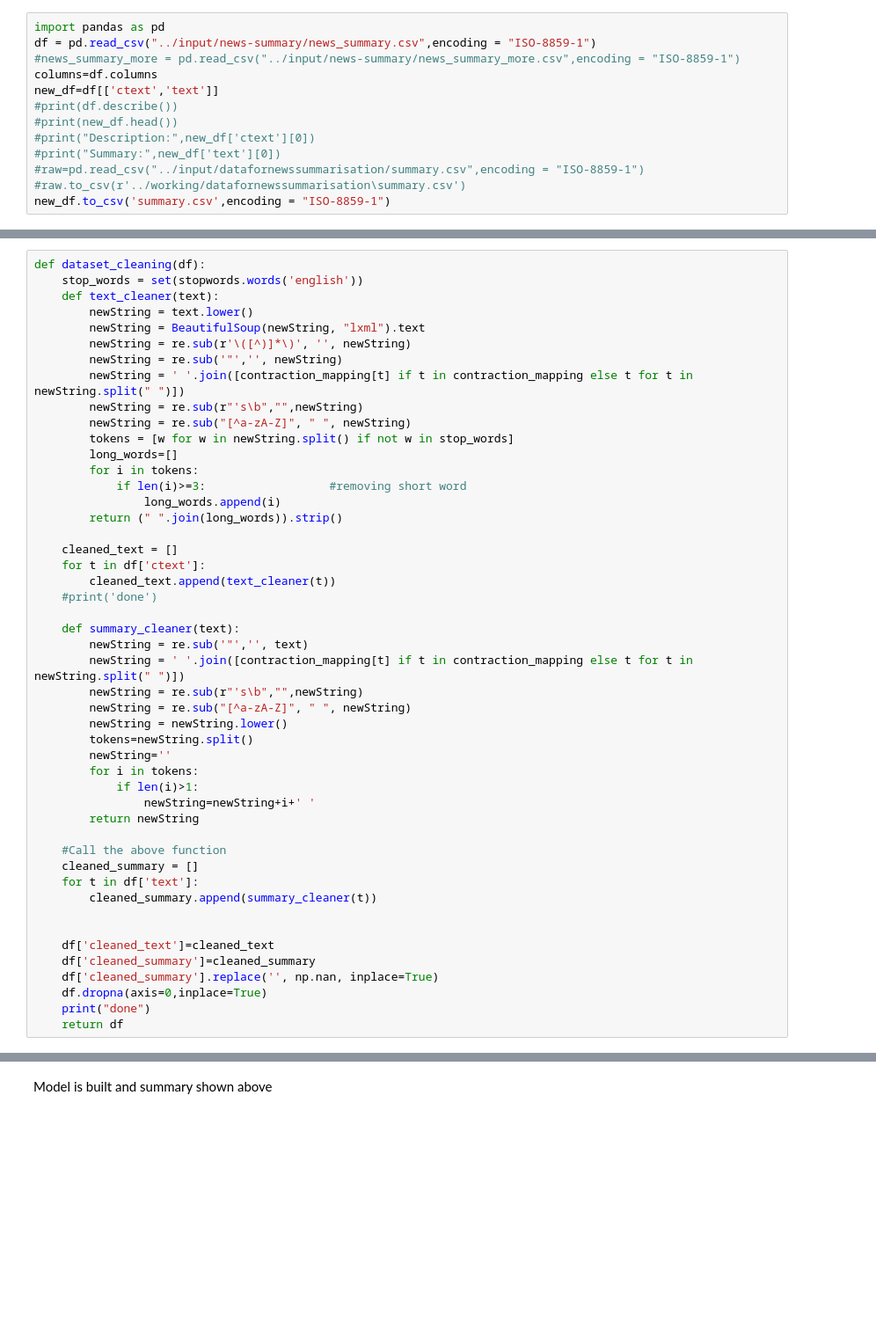
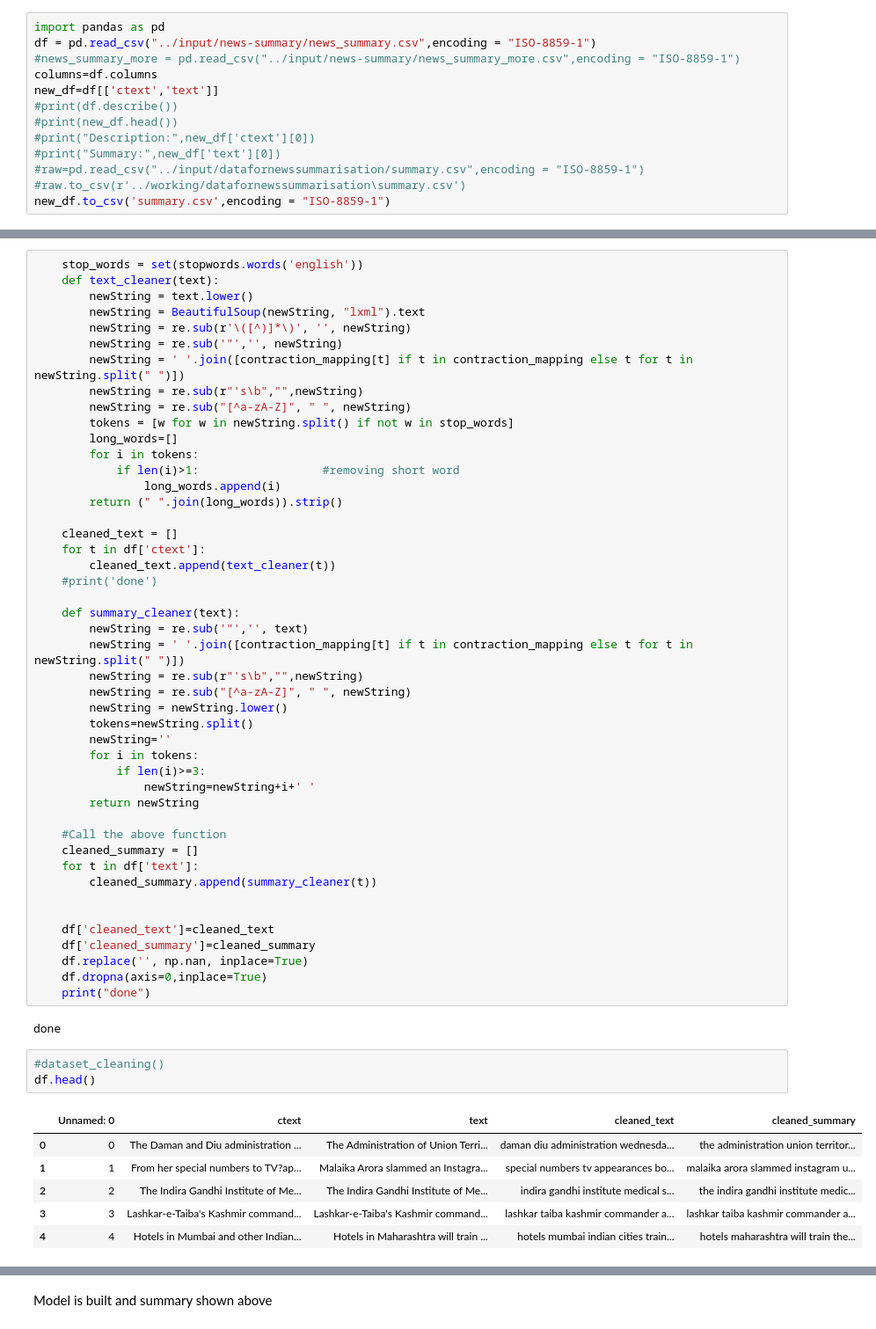
Before and after one commit to Ankita-Das/News_Summarization, a Jupyter notebook: news_summarization.ipynb.ipynb, the cells around one changed output, grey strips where cells are left out. Shown at 88% size. Drawn from its saved outputs; the diff is of its cells as text; blank space fills up the shorter version.

Commit message:
Model Train Complete
Model Predict done (some errors)

```diff
--- a/news_summarization.ipynb.ipynb
+++ b/news_summarization.ipynb.ipynb
@@ -128,5 +126,4 @@ Index(['Unnamed: 0', 'ctext', 'text'], dtype='object')
 # %%
-def dataset_cleaning(df):
     stop_words = set(stopwords.words('english'))
     def text_cleaner(text):
         newString = text.lower()
@@ -139,7 +136,7 @@ def dataset_cleaning(df):
         tokens = [w for w in newString.split() if not w in stop_words]
         long_words=[]
         for i in tokens:
-            if len(i)>=3:                  #removing short word
+            if len(i)>1:                  #removing short word
                 long_words.append(i)
         return (" ".join(long_words)).strip()
 
@@ -157,7 +154,7 @@ def dataset_cleaning(df):
         tokens=newString.split()
         newString=''
         for i in tokens:
-            if len(i)>1:
+            if len(i)>=3:
                 newString=newString+i+' '
         return newString
 
@@ -169,8 +166,19 @@ def dataset_cleaning(df):
 
     df['cleaned_text']=cleaned_text
     df['cleaned_summary']=cleaned_summary
-    df['cleaned_summary'].replace('', np.nan, inplace=True)
+    df.replace('', np.nan, inplace=True)
     df.dropna(axis=0,inplace=True)
     print("done")
-    return df
+# %% [output]
+done
+# %%
+#dataset_cleaning()
+df.head()
+# %% [output]
+|  | Unnamed: 0 | ctext | text | cleaned_text | cleaned_summary |
+| 0 | 0 | The Daman and Diu administration ... | The Administration of Union Terri... | daman diu administration wednesda... | the administration union territor... |
+| 1 | 1 | From her special numbers to TV?ap... | Malaika Arora slammed an Instagra... | special numbers tv appearances bo... | malaika arora slammed instagram u... |
+| 2 | 2 | The Indira Gandhi Institute of Me... | The Indira Gandhi Institute of Me... | indira gandhi institute medical s... | the indira gandhi institute medic... |
+| 3 | 3 | Lashkar-e-Taiba's Kashmir command... | Lashkar-e-Taiba's Kashmir command... | lashkar taiba kashmir commander a... | lashkar taiba kashmir commander a... |
+| 4 | 4 | Hotels in Mumbai and other Indian... | Hotels in Maharashtra will train ... | hotels mumbai indian cities train... | hotels maharashtra will train the... |
 # %%
```
Also changed, not shown: parts of 21 cells of this notebook.
